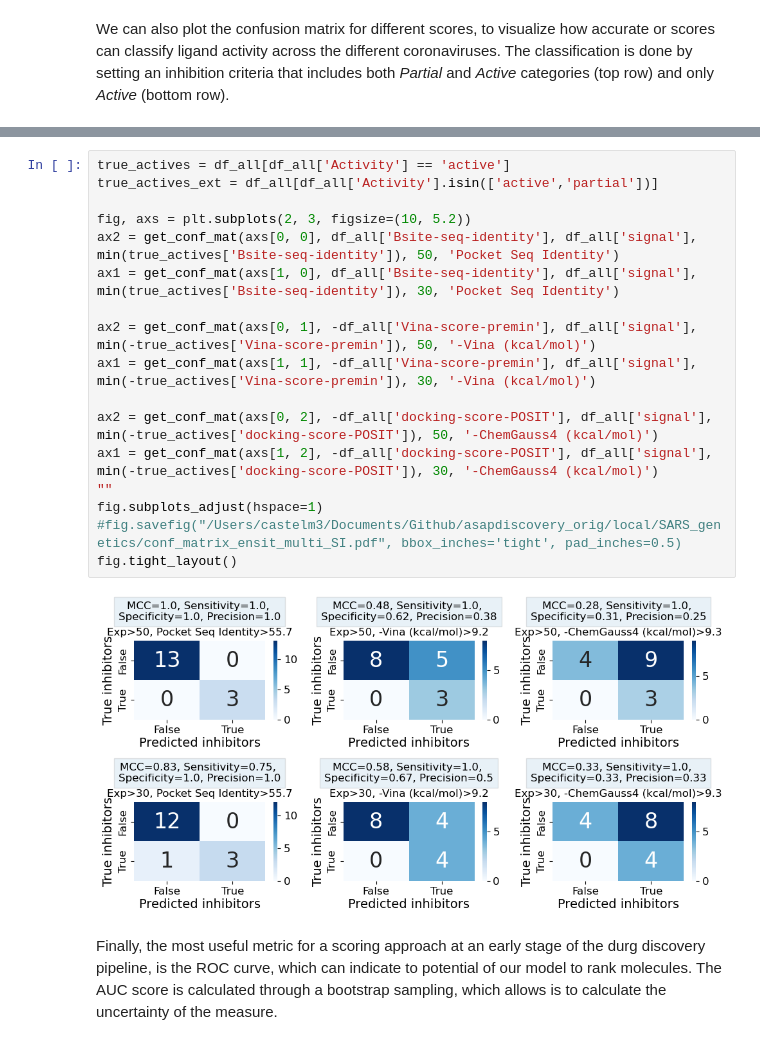
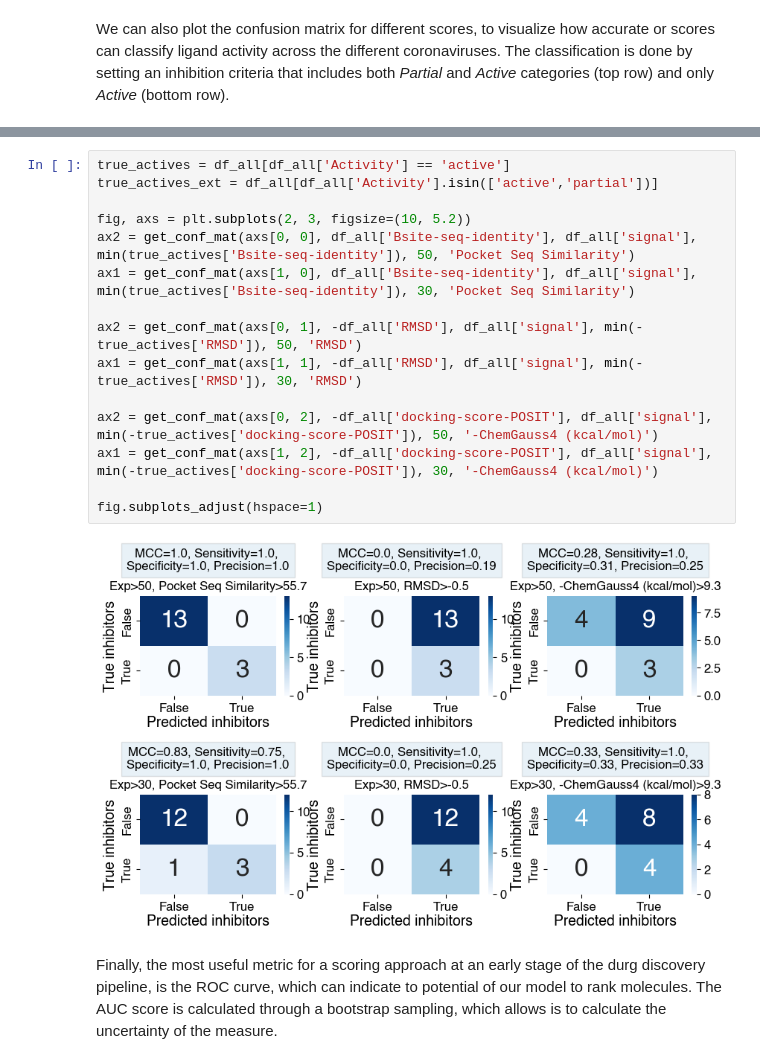
Before and after one commit to choderalab/broad-spectrum-asap-paper, a Jupyter notebook: score_ensitrelvir_spectrum.ipynb, the cells around one changed output, grey strips where cells are left out. Drawn from its saved outputs; the diff is of its cells as text.

Commit message:
Finish up figures

```diff
--- a/score_ensitrelvir_spectrum.ipynb
+++ b/score_ensitrelvir_spectrum.ipynb
@@ -331,22 +366,20 @@ fig.tight_layout()
 # %%
 true_actives = df_all[df_all['Activity'] == 'active']
 true_actives_ext = df_all[df_all['Activity'].isin(['active','partial'])]
 
 fig, axs = plt.subplots(2, 3, figsize=(10, 5.2))
-ax2 = get_conf_mat(axs[0, 0], df_all['Bsite-seq-identity'], df_all['signal'], min(true_actives['Bsite-seq-identity']), 50, 'Pocket Seq Identity')
-ax1 = get_conf_mat(axs[1, 0], df_all['Bsite-seq-identity'], df_all['signal'], min(true_actives['Bsite-seq-identity']), 30, 'Pocket Seq Identity')
+ax2 = get_conf_mat(axs[0, 0], df_all['Bsite-seq-identity'], df_all['signal'], min(true_actives['Bsite-seq-identity']), 50, 'Pocket Seq Similarity')
+ax1 = get_conf_mat(axs[1, 0], df_all['Bsite-seq-identity'], df_all['signal'], min(true_actives['Bsite-seq-identity']), 30, 'Pocket Seq Similarity')
 
-ax2 = get_conf_mat(axs[0, 1], -df_all['Vina-score-premin'], df_all['signal'], min(-true_actives['Vina-score-premin']), 50, '-Vina (kcal/mol)')
-ax1 = get_conf_mat(axs[1, 1], -df_all['Vina-score-premin'], df_all['signal'], min(-true_actives['Vina-score-premin']), 30, '-Vina (kcal/mol)')
+ax2 = get_conf_mat(axs[0, 1], -df_all['RMSD'], df_all['signal'], min(-true_actives['RMSD']), 50, 'RMSD')
+ax1 = get_conf_mat(axs[1, 1], -df_all['RMSD'], df_all['signal'], min(-true_actives['RMSD']), 30, 'RMSD')
 
 ax2 = get_conf_mat(axs[0, 2], -df_all['docking-score-POSIT'], df_all['signal'], min(-true_actives['docking-score-POSIT']), 50, '-ChemGauss4 (kcal/mol)')
 ax1 = get_conf_mat(axs[1, 2], -df_all['docking-score-POSIT'], df_all['signal'], min(-true_actives['docking-score-POSIT']), 30, '-ChemGauss4 (kcal/mol)')
-""
+
 fig.subplots_adjust(hspace=1)
-#fig.savefig("/Users/castelm3/Documents/Github/asapdiscovery_orig/local/SARS_genetics/conf_matrix_ensit_multi_SI.pdf", bbox_inches='tight', pad_inches=0.5)
-fig.tight_layout()
 # %% [output]
-[figure, old version]
+[figure, new version]
 # %% [markdown]
 Finally, the most useful metric for a scoring approach at an early stage of the durg discovery pipeline, is the ROC curve, which can indicate to potential of our model to rank molecules. The AUC score is calculated through a bootstrap sampling, which allows is to calculate the uncertainty of the measure.
 # %%
```
Also changed, not shown: parts of 26 cells of this notebook, 12 other files.
